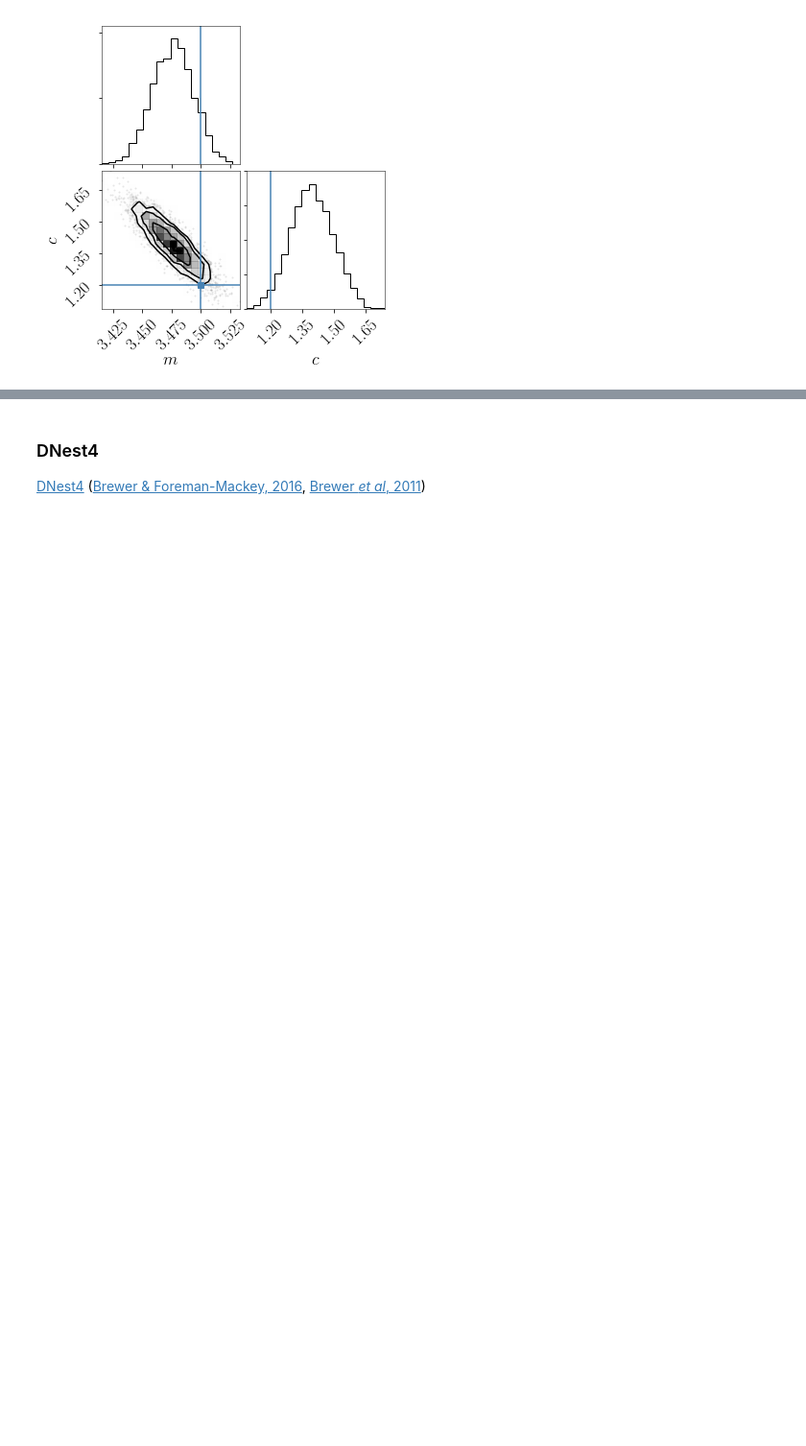
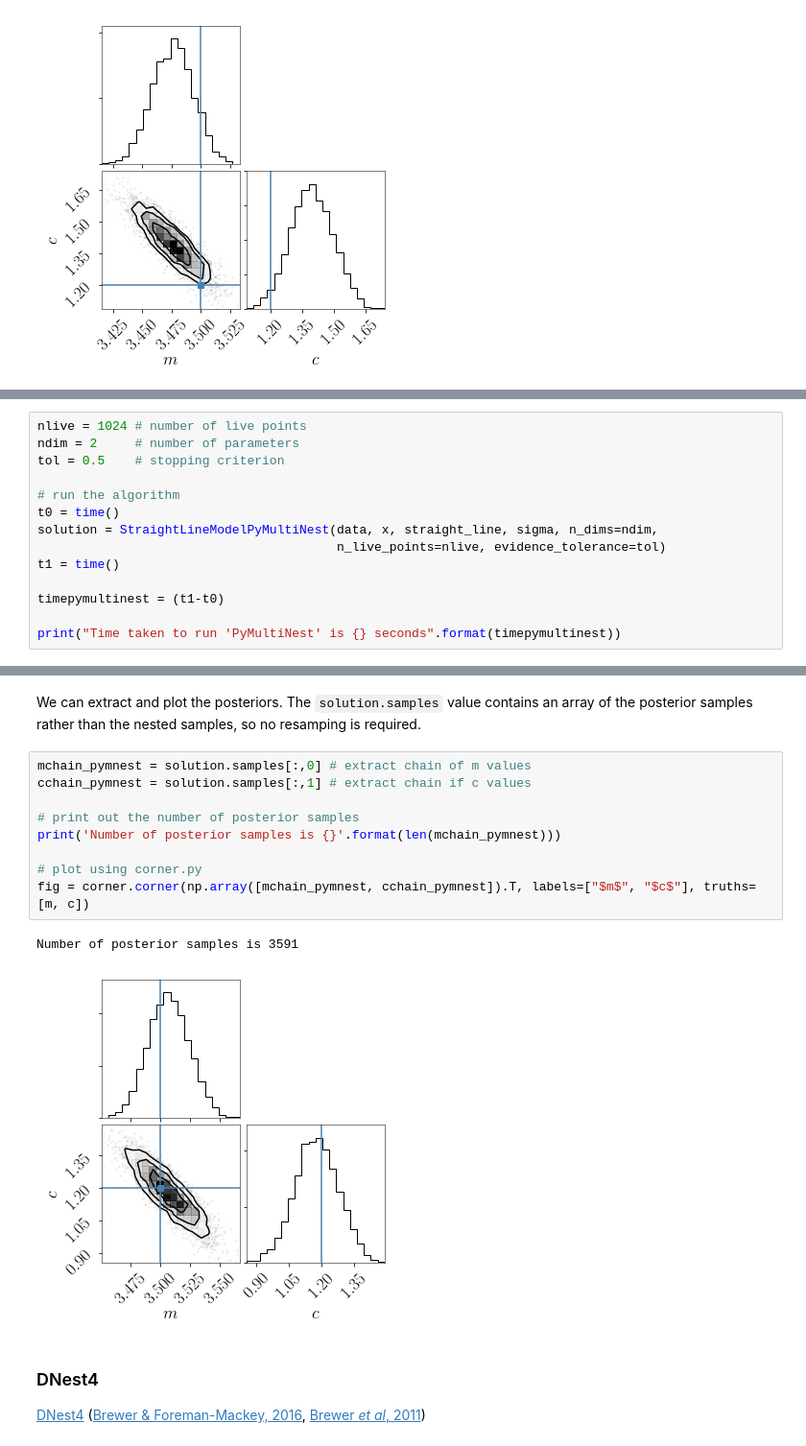
Before and after one commit to mattpitkin/random_scripts, a Jupyter notebook: Samplers.ipynb, the cells around one changed output, grey strips where cells are left out. Shown at 96% size. Cells and saved outputs as stored; diff of their text form; blank space fills up the shorter version.

Commit message:
Samplers.ipynb: add PyMultiNest example

```diff
--- a/Samplers.ipynb
+++ b/Samplers.ipynb
@@ -956,0 +1045,14 @@ pip install pymultinest
+# %%
+nlive = 1024 # number of live points
+ndim = 2     # number of parameters
+tol = 0.5    # stopping criterion
+
+# run the algorithm
+t0 = time()
+solution = StraightLineModelPyMultiNest(data, x, straight_line, sigma, n_dims=ndim,
+                                        n_live_points=nlive, evidence_tolerance=tol)
+t1 = time()
+
+timepymultinest = (t1-t0)
+
+print("Time taken to run 'PyMultiNest' is {} seconds".format(timepymultinest))
@@ -957,3 +1081,17 @@ pip install pymultinest
+# %% [markdown]
+We can extract and plot the posteriors. The `solution.samples` value contains an array of the posterior samples rather than the nested samples, so no resamping is required.
+# %%
+mchain_pymnest = solution.samples[:,0] # extract chain of m values
+cchain_pymnest = solution.samples[:,1] # extract chain if c values
+
+# print out the number of posterior samples
+print('Number of posterior samples is {}'.format(len(mchain_pymnest)))
+
+# plot using corner.py
+fig = corner.corner(np.array([mchain_pymnest, cchain_pymnest]).T, labels=["$m$", "$c$"], truths=[m, c])
+# %% [output]
+Number of posterior samples is 3591
+[figure, added]
 # %% [markdown]
 ### DNest4
 
```
Also changed, not shown: parts of 13 cells of this notebook.
